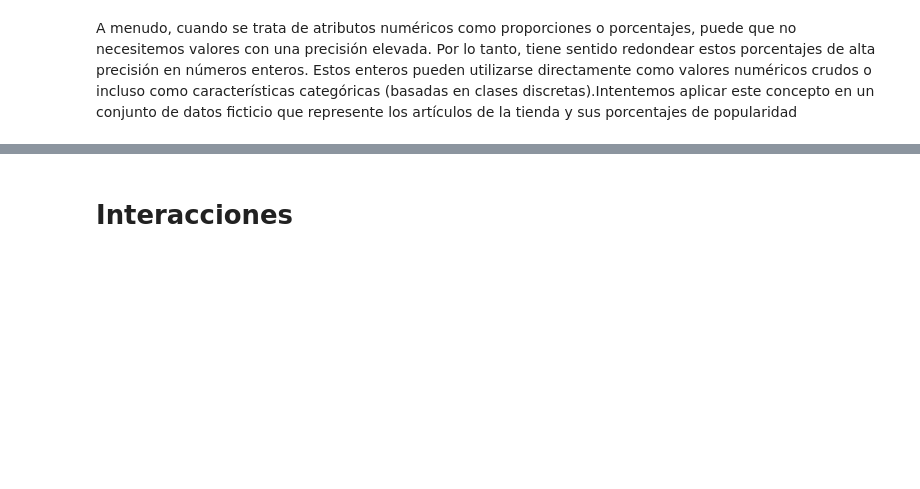
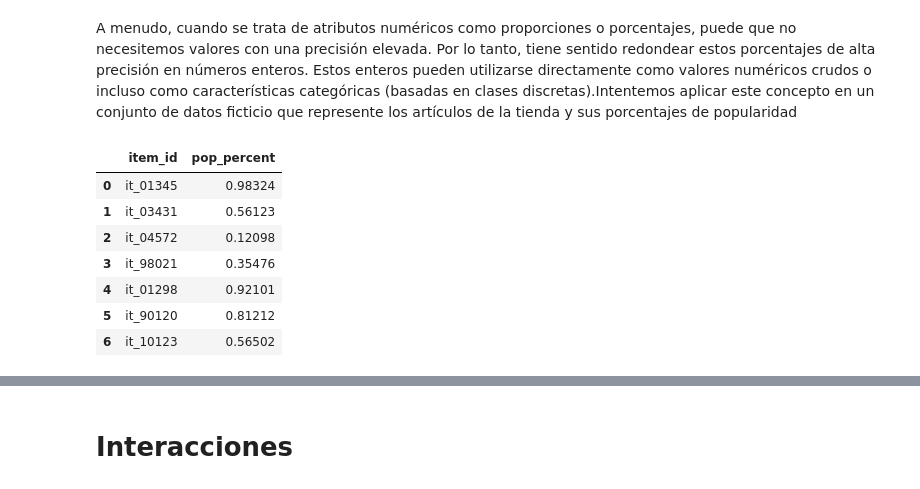
Before and after one commit to carlos1680/CPEDS, a Jupyter notebook: modulo6_ML2/6 - Ingeniería y selección de atributos P1/2 MLII - Clase 6 - Práctica.ipynb, the cells around one changed output, grey strips where cells are left out. Saved outputs shown, nothing was run; the diff lists cells and outputs as text; code cells hidden in the pictures; blank space fills up the shorter version.

```diff
--- a/modulo6_ML2/6 - Ingeniería y selección de atributos P1/2 MLII - Clase 6 - Práctica.ipynb
+++ b/modulo6_ML2/6 - Ingeniería y selección de atributos P1/2 MLII - Clase 6 - Práctica.ipynb
@@ -63,9 +124,19 @@ A menudo, cuando se trata de atributos numéricos como proporciones o porcentaje
 precisión elevada. Por lo tanto, tiene sentido redondear estos porcentajes de alta precisión en números enteros. Estos enteros pueden utilizarse directamente como valores numéricos crudos o incluso como características categóricas (basadas en clases discretas).Intentemos aplicar este concepto en un conjunto de datos ficticio que represente los artículos de la tienda y sus
 porcentajes de popularidad
 # %%
-data_to_load = files.upload()
-items_popularity = pd.read_csv(io.BytesIO(data_to_load['item_popularity.csv']))
+# data_to_load = files.upload()
+items_popularity = pd.read_csv('item_popularity.csv')
+#items_popularity = pd.read_csv(io.BytesIO(data_to_load['item_popularity.csv']))
 items_popularity
+# %% [output]
+|  | item_id | pop_percent |
+| 0 | it_01345 | 0.98324 |
+| 1 | it_03431 | 0.56123 |
+| 2 | it_04572 | 0.12098 |
+| 3 | it_98021 | 0.35476 |
+| 4 | it_01298 | 0.92101 |
+| 5 | it_90120 | 0.81212 |
+| 6 | it_10123 | 0.56502 |
 # %%
 items_popularity['popularity_scale_10'] = np.array(np.round((items_popularity['pop_percent'] * 10)), dtype='int')
 items_popularity['popularity_scale_100'] = np.array(np.round((items_popularity['pop_percent'] * 100)), dtype='int')
```
Also changed, not shown: parts of 43 cells of this notebook, 6 other files.
